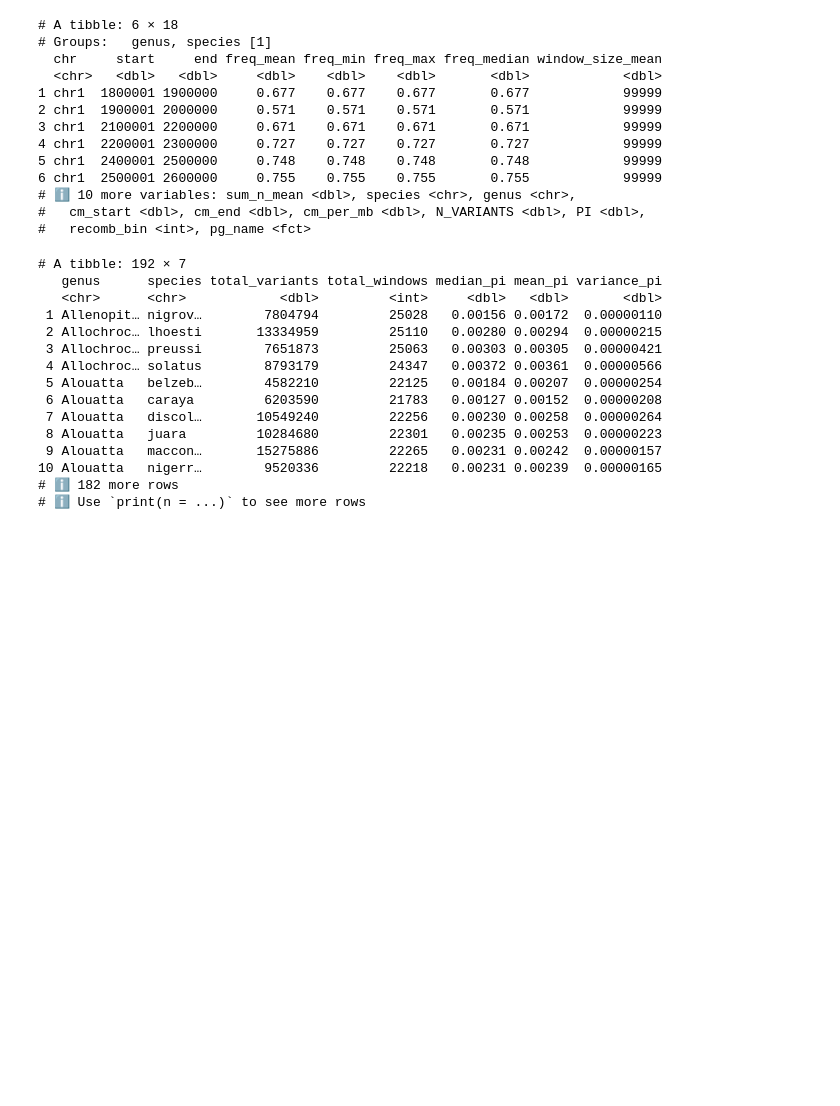
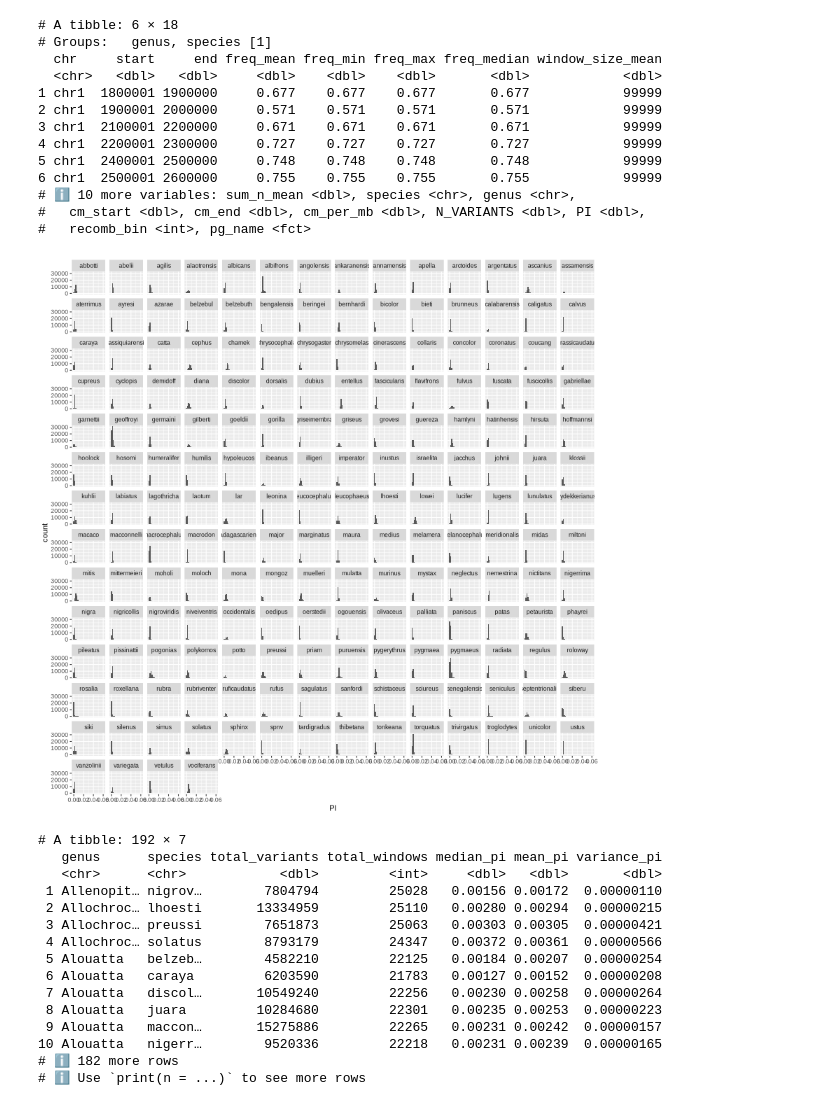
Before and after one commit to Bjarke-M/diversitynrecombination, a Jupyter notebook: notebooks/quantifications_and_summaries.ipynb, the cells around one changed output. Cells and saved outputs as stored; diff of their text form; code cells hidden in the pictures; blank space fills up the shorter version.

```diff
--- a/notebooks/quantifications_and_summaries.ipynb
+++ b/notebooks/quantifications_and_summaries.ipynb
@@ -67,6 +67,14 @@ head(merge_pg_name)
 # ℹ 10 more variables: sum_n_mean <dbl>, species <chr>, genus <chr>,
 #   cm_start <dbl>, cm_end <dbl>, cm_per_mb <dbl>, N_VARIANTS <dbl>, PI <dbl>,
 #   recomb_bin <int>, pg_name <fct>
+# %%
+%%R -w 800 -h 800
+df %>% group_by(genus, species) %>%
+    ggplot(aes(x=PI, group_by=species)) +
+    geom_histogram(bins=30) +
+    facet_wrap(~species)
+# %% [output]
+[figure, added]
 # %%
 %%R
 windows_and_snps <- merge_pg_name %>%
```
Also changed, not shown: 11 other files.
